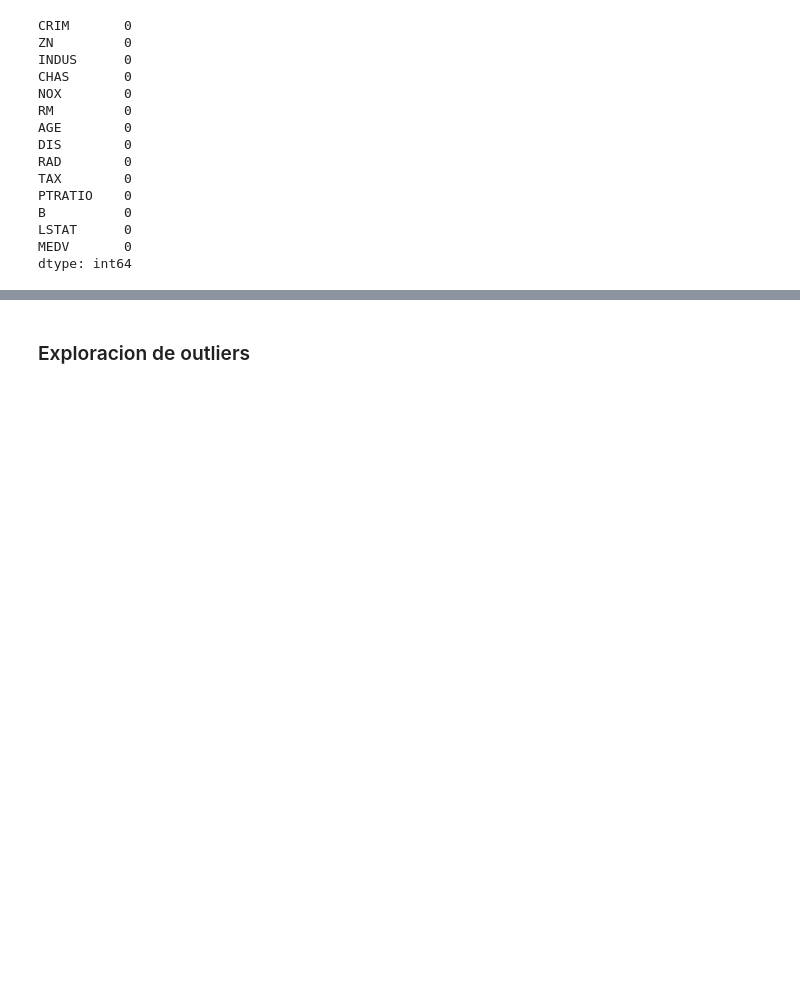
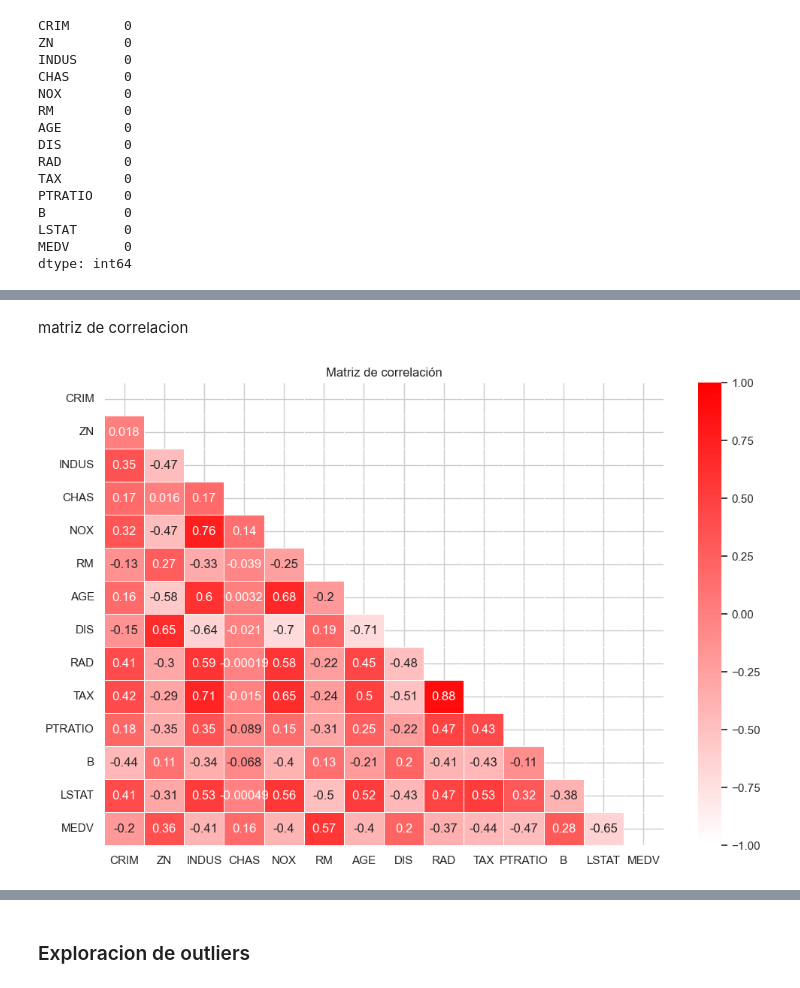
Before and after one commit to Tomas8x/AA1-TUIA-Avecilla-Calcia, a Jupyter notebook: TP_regresion_AA1.ipynb, the cells around one changed output, grey strips where cells are left out. Drawn from its saved outputs; the diff is of its cells as text; code cells hidden in the pictures; blank space fills up the shorter version.

```diff
--- a/TP_regresion_AA1.ipynb
+++ b/TP_regresion_AA1.ipynb
@@ -153,0 +199,18 @@ dtype: int64
+# %% [markdown]
+matriz de correlacion
+# %%
+corr_matrix = df_entrenamiento.corr()
+
+mask = np.triu(np.ones_like(corr_matrix, dtype=bool))
+
+colors = [(1, 1, 1), (1, 0, 0)]
+n_bins = 100
+cmap_name = 'red_white'
+cm = LinearSegmentedColormap.from_list(cmap_name, colors, N=n_bins)
+
+plt.figure(figsize=(12, 8))
+sns.heatmap(corr_matrix, mask=mask, annot=True, cmap=cm, center=0, vmin=-1, vmax=1, linewidths=0.5)
+plt.title('Matriz de correlación')
+plt.show()
+# %% [output]
+[figure, added]
```
Also changed, not shown: parts of 22 cells of this notebook, 1 other file.
